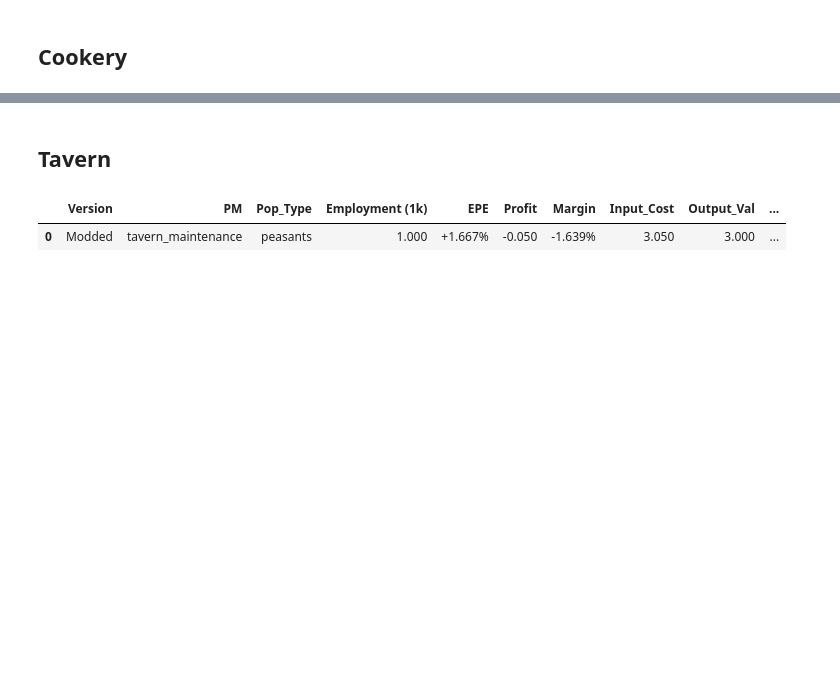
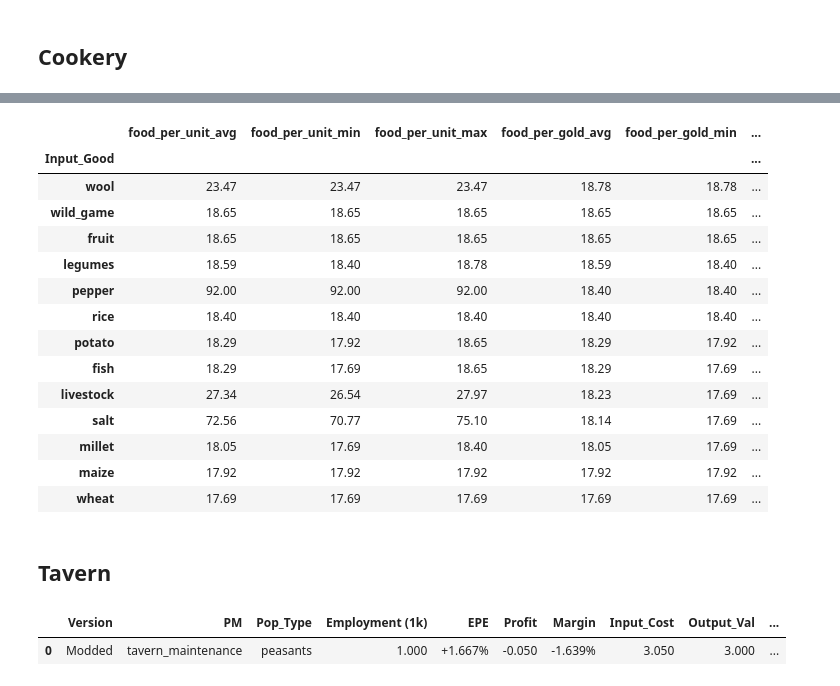
Before and after one commit to JanB1989/ProsperOrPerish, a Jupyter notebook: ProsperPerishCalcs/analysis/building_levels/notebooks/production_method_comparison.ipynb, the cells around one changed output, grey strips where cells are left out. Cells and saved outputs as stored; diff of their text form; code cells hidden in the pictures; blank space fills up the shorter version.

```diff
--- a/ProsperPerishCalcs/analysis/building_levels/notebooks/production_method_comparison.ipynb
+++ b/ProsperPerishCalcs/analysis/building_levels/notebooks/production_method_comparison.ipynb
@@ -279,3 +422,22 @@ for df in cookery_analysis: display(df)
+# %%
+# df_second.sort_values("food_per_unit_avg", ascending=False)
+df_second.sort_values("food_per_gold_avg", ascending=False)
+# %% [output]
+|  | food_per_unit_avg | food_per_unit_min | food_per_unit_max | food_per_gold_avg | food_per_gold_min | ... |
+| Input_Good |  |  |  |  |  | ... |
+| wool | 23.47 | 23.47 | 23.47 | 18.78 | 18.78 | ... |
+| wild_game | 18.65 | 18.65 | 18.65 | 18.65 | 18.65 | ... |
+| fruit | 18.65 | 18.65 | 18.65 | 18.65 | 18.65 | ... |
+| legumes | 18.59 | 18.40 | 18.78 | 18.59 | 18.40 | ... |
+| pepper | 92.00 | 92.00 | 92.00 | 18.40 | 18.40 | ... |
+| rice | 18.40 | 18.40 | 18.40 | 18.40 | 18.40 | ... |
+| potato | 18.29 | 17.92 | 18.65 | 18.29 | 17.92 | ... |
+| fish | 18.29 | 17.69 | 18.65 | 18.29 | 17.69 | ... |
+| livestock | 27.34 | 26.54 | 27.97 | 18.23 | 17.69 | ... |
+| salt | 72.56 | 70.77 | 75.10 | 18.14 | 17.69 | ... |
+| millet | 18.05 | 17.69 | 18.40 | 18.05 | 17.69 | ... |
+| maize | 17.92 | 17.92 | 17.92 | 17.92 | 17.92 | ... |
+| wheat | 17.69 | 17.69 | 17.69 | 17.69 | 17.69 | ... |
 # %% [markdown]
 ## Tavern
 # %%
```
Also changed, not shown: parts of 10 cells of this notebook, 20 other files.
